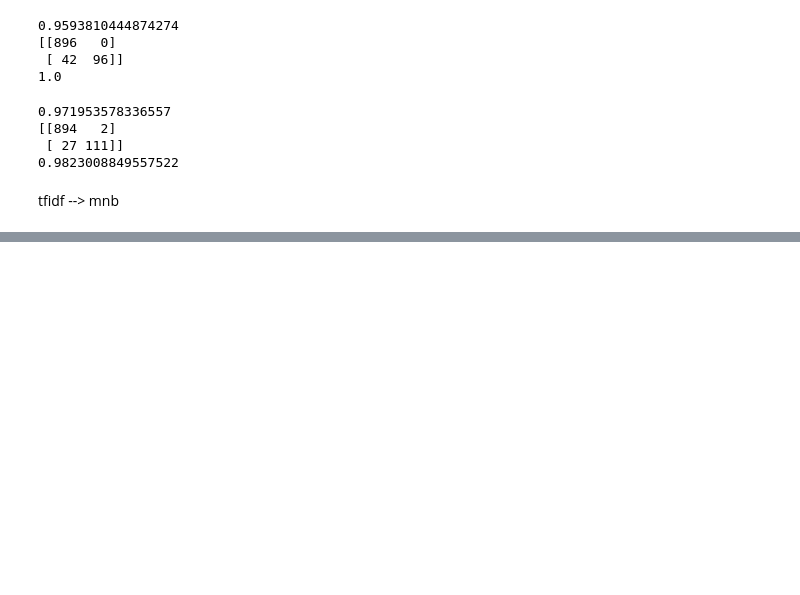
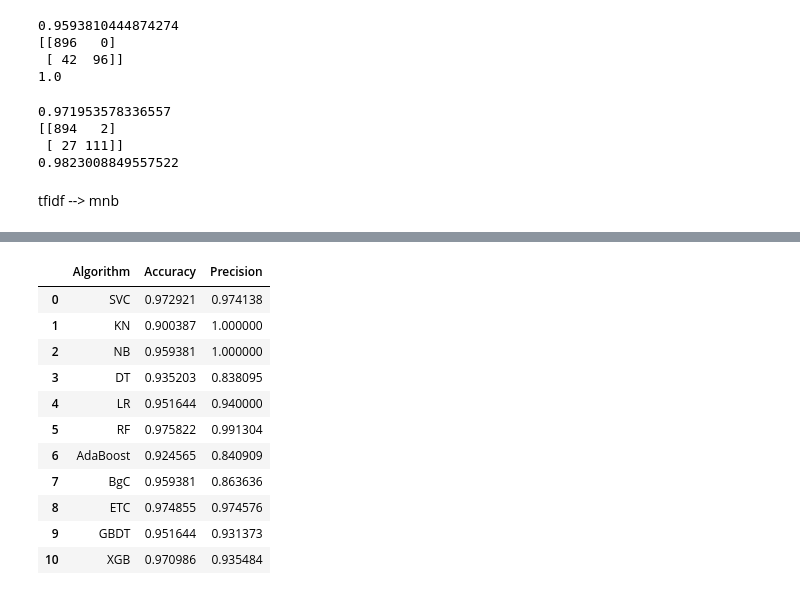
Before and after one commit to ksahu-298/Portfolio-Projects---Machine-Learning, a Jupyter notebook: 02_Classification/SMS Spam Classifier/model.ipynb, the cells around one changed output, grey strips where cells are left out. Saved outputs shown, nothing was run; the diff lists cells and outputs as text; code cells hidden in the pictures; blank space fills up the shorter version.

```diff
--- a/02_Classification/SMS Spam Classifier/model.ipynb
+++ b/02_Classification/SMS Spam Classifier/model.ipynb
@@ -445,0 +507,16 @@ NameError: name 'svc' is not defined
+# %%
+performance_df = pd.DataFrame({'Algorithm': clfs.keys(), 'Accuracy': accuracy_scores, 'Precision': precision_scores})
+performance_df
+# %% [output]
+|  | Algorithm | Accuracy | Precision |
+| 0 | SVC | 0.972921 | 0.974138 |
+| 1 | KN | 0.900387 | 1.000000 |
+| 2 | NB | 0.959381 | 1.000000 |
+| 3 | DT | 0.935203 | 0.838095 |
+| 4 | LR | 0.951644 | 0.940000 |
+| 5 | RF | 0.975822 | 0.991304 |
+| 6 | AdaBoost | 0.924565 | 0.840909 |
+| 7 | BgC | 0.959381 | 0.863636 |
+| 8 | ETC | 0.974855 | 0.974576 |
+| 9 | GBDT | 0.951644 | 0.931373 |
+| 10 | XGB | 0.970986 | 0.935484 |
```
Also changed, not shown: parts of 9 cells of this notebook.
